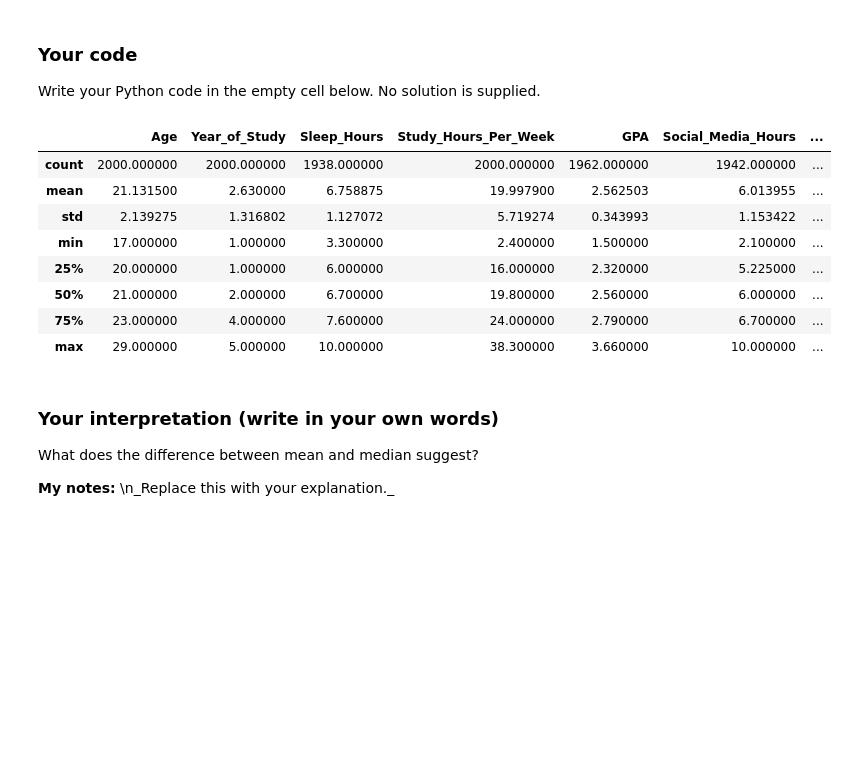
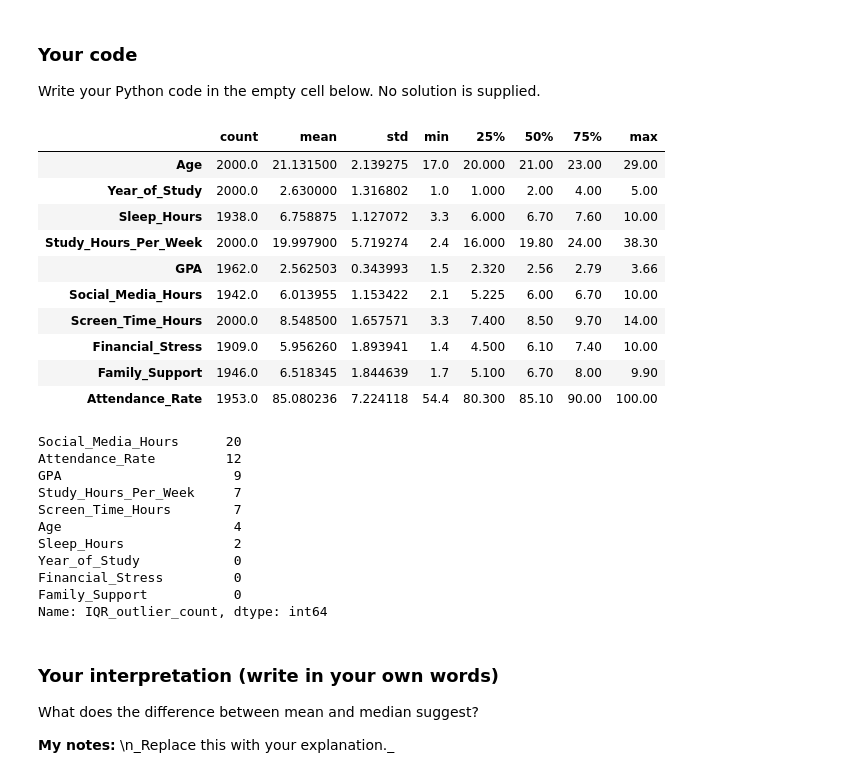
Before and after one commit to ElMehdiCherkaoui/Pr-diction-du-risque-de-sant-mentale-chez-les-tudiants, a Jupyter notebook: student-mental-health/notebooks/01_eda.ipynb, the cells around one changed output. Drawn from its saved outputs; the diff is of its cells as text; code cells hidden in the pictures; blank space fills up the shorter version.

```diff
--- a/student-mental-health/notebooks/01_eda.ipynb
+++ b/student-mental-health/notebooks/01_eda.ipynb
@@ -101,7 +101,30 @@ display(dataSet.tail())
 
 dataSet.info()
 
-dataSet.describe()
+display(dataSet.describe().T)
+
+range_checks = {
+    "Age": (dataSet["Age"].between(17, 100) | dataSet["Age"].isna()).all(),
+    "Year_of_Study": (dataSet["Year_of_Study"].between(1, 5) | dataSet["Year_of_Study"].isna()).all(),
+    "GPA": (dataSet["GPA"].between(0, 4) | dataSet["GPA"].isna()).all(),
+    "Sleep_Hours": (dataSet["Sleep_Hours"].between(0, 24) | dataSet["Sleep_Hours"].isna()).all(),
+    "Attendance_Rate": (dataSet["Attendance_Rate"].between(0, 100) | dataSet["Attendance_Rate"].isna()).all(),
+    "Financial_Stress": (dataSet["Financial_Stress"].between(1, 10) | dataSet["Financial_Stress"].isna()).all(),
+    "Family_Support": (dataSet["Family_Support"].between(1, 10) | dataSet["Family_Support"].isna()).all(),
+}
+display(pd.Series(range_checks))
+
+expected_categories = {
+    "Gender": {"Male", "Female", "Other"},
+    "Physical_Activity": {"Low", "Moderate", "High"},
+    "Part_Time_Job": {"Yes", "No"},
+    "Diet_Quality": {"Poor", "Average", "Good"},
+    "Previous_Mental_Health_History": {"Yes", "No"},
+    "Mental_Health_Risk": {"Low", "Medium", "High"},
+}
+for column, allowed in expected_categories.items():
+    unexpected = sorted(set(dataSet[column].dropna().unique()) - allowed)
+    print(f"{column}: unexpected values = {unexpected}")
 # %% [output]
 |  | Student_ID | Age | Gender | Year_of_Study | Sleep_Hours | Study_Hours_Per_Week | GPA | ... |
 | 0 | STU0001 | 22 | Male | 3 | 6.6 | 17.6 | 2.91 | ... |
@@ -314,17 +353,39 @@ These summaries describe the dataset before you create charts or models.
 ### Your code
 Write your Python code in the empty cell below. No solution is supplied.
 # %%
-dataSet.describe()
+display(dataSet.describe().T)
+
+numeric_columns = dataSet.select_dtypes(include="number").columns
+outlier_counts = {}
+for column in numeric_columns:
+    values = dataSet[column].dropna()
+    q1, q3 = values.quantile([0.25, 0.75])
+    iqr = q3 - q1
+    outlier_counts[column] = int(((values < q1 - 1.5 * iqr) | (values > q3 + 1.5 * iqr)).sum())
+display(pd.Series(outlier_counts, name="IQR_outlier_count").sort_values(ascending=False))
 # %% [output]
-|  | Age | Year_of_Study | Sleep_Hours | Study_Hours_Per_Week | GPA | Social_Media_Hours | ... |
-| count | 2000.000000 | 2000.000000 | 1938.000000 | 2000.000000 | 1962.000000 | 1942.000000 | ... |
-| mean | 21.131500 | 2.630000 | 6.758875 | 19.997900 | 2.562503 | 6.013955 | ... |
-| std | 2.139275 | 1.316802 | 1.127072 | 5.719274 | 0.343993 | 1.153422 | ... |
-| min | 17.000000 | 1.000000 | 3.300000 | 2.400000 | 1.500000 | 2.100000 | ... |
-| 25% | 20.000000 | 1.000000 | 6.000000 | 16.000000 | 2.320000 | 5.225000 | ... |
-| 50% | 21.000000 | 2.000000 | 6.700000 | 19.800000 | 2.560000 | 6.000000 | ... |
-| 75% | 23.000000 | 4.000000 | 7.600000 | 24.000000 | 2.790000 | 6.700000 | ... |
-| max | 29.000000 | 5.000000 | 10.000000 | 38.300000 | 3.660000 | 10.000000 | ... |
+|  | count | mean | std | min | 25% | 50% | 75% | max |
+| Age | 2000.0 | 21.131500 | 2.139275 | 17.0 | 20.000 | 21.00 | 23.00 | 29.00 |
+| Year_of_Study | 2000.0 | 2.630000 | 1.316802 | 1.0 | 1.000 | 2.00 | 4.00 | 5.00 |
+| Sleep_Hours | 1938.0 | 6.758875 | 1.127072 | 3.3 | 6.000 | 6.70 | 7.60 | 10.00 |
+| Study_Hours_Per_Week | 2000.0 | 19.997900 | 5.719274 | 2.4 | 16.000 | 19.80 | 24.00 | 38.30 |
+| GPA | 1962.0 | 2.562503 | 0.343993 | 1.5 | 2.320 | 2.56 | 2.79 | 3.66 |
+| Social_Media_Hours | 1942.0 | 6.013955 | 1.153422 | 2.1 | 5.225 | 6.00 | 6.70 | 10.00 |
+| Screen_Time_Hours | 2000.0 | 8.548500 | 1.657571 | 3.3 | 7.400 | 8.50 | 9.70 | 14.00 |
+| Financial_Stress | 1909.0 | 5.956260 | 1.893941 | 1.4 | 4.500 | 6.10 | 7.40 | 10.00 |
+| Family_Support | 1946.0 | 6.518345 | 1.844639 | 1.7 | 5.100 | 6.70 | 8.00 | 9.90 |
+| Attendance_Rate | 1953.0 | 85.080236 | 7.224118 | 54.4 | 80.300 | 85.10 | 90.00 | 100.00 |
+Social_Media_Hours      20
+Attendance_Rate         12
+GPA                      9
+Study_Hours_Per_Week     7
+Screen_Time_Hours        7
+Age                      4
+Sleep_Hours              2
+Year_of_Study            0
+Financial_Stress         0
+Family_Support           0
+Name: IQR_outlier_count, dtype: int64
 # %% [markdown]
 ### Your interpretation (write in your own words)
 What does the difference between mean and median suggest?
```
Also changed, not shown: parts of 4 cells of this notebook.
